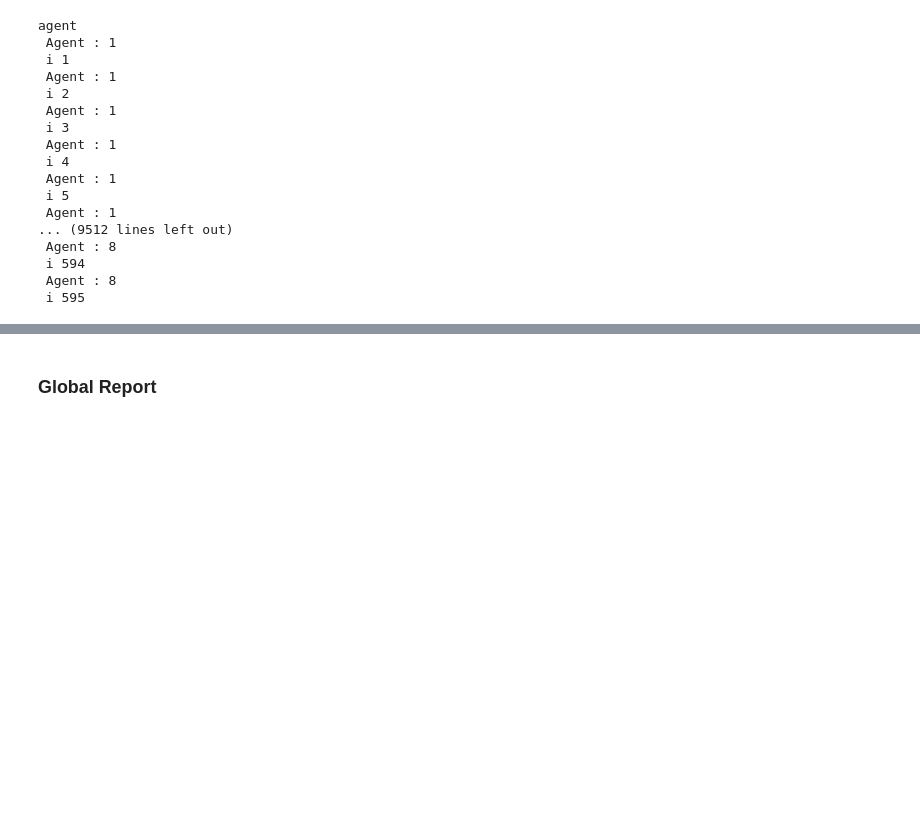
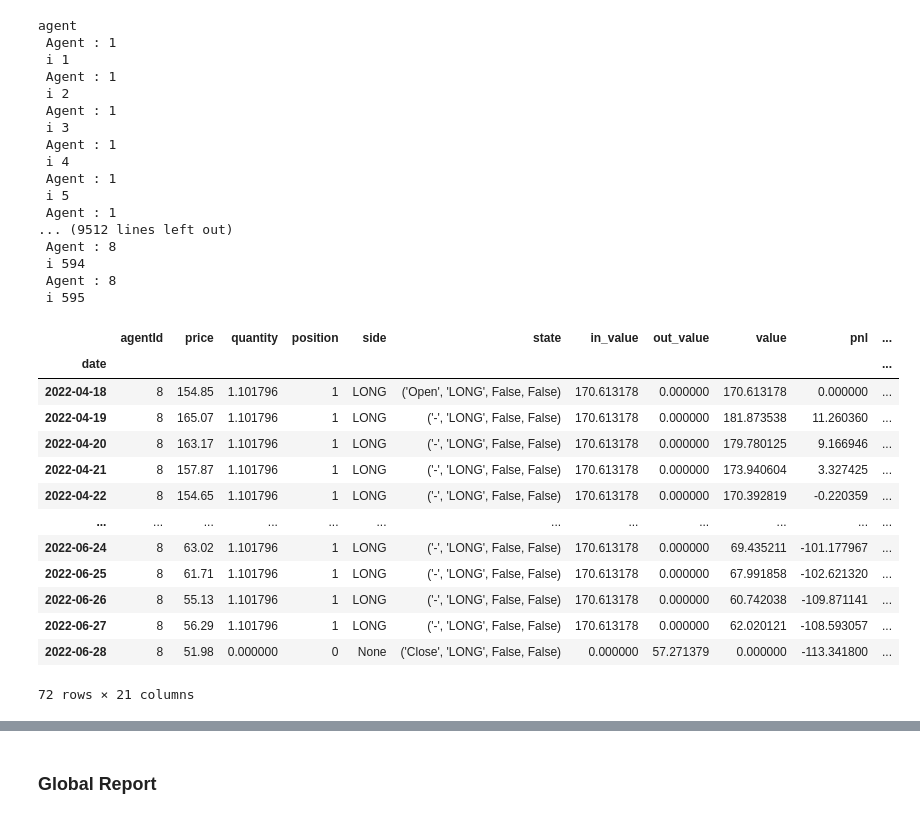
Before and after one commit to cedTrad/C-Syst, a Jupyter notebook: labs.ipynb, the cells around one changed output, grey strips where cells are left out. Saved outputs shown, nothing was run; the diff lists cells and outputs as text; code cells hidden in the pictures; blank space fills up the shorter version.

```diff
--- a/labs.ipynb
+++ b/labs.ipynb
@@ -26,14 +29,14 @@ env.config_agents(agentIds)
 # %%
 # Agent details
 AGENT_PARAMS = [
-    [(1, "BTC"), env],
-    [(2, "ETH"), env],
-    [(3, "SOL"), env],
-    [(4, "EGLD"), env],
-    [(5, "BTC"), env],
-    [(6, "ETH"), env],
-    [(7, "SOL"), env],
-    [(8, "EGLD"), env]
+    [(1, "BTC"), 100, env],
+    [(2, "ETH"), 100, env],
+    [(3, "SOL"), 100, env],
+    [(4, "EGLD"), 100, env],
+    [(5, "BTC"), 100, env],
+    [(6, "ETH"), 100, env],
+    [(7, "SOL"), 100, env],
+    [(8, "EGLD"), 100, env]
 ]
 
 N = len(AGENT_PARAMS)
@@ -49,11 +52,14 @@ STRATEGIES = [
     ("TRIPLEMA", (14, 21, 35))
 ]
 
+AGENT = []
+
 for agent_x, strategie in zip(AGENT_PARAMS, STRATEGIES):
     agent = Agent(*agent_x)
     agent.update_policy(*strategie)
     print("agent")
     agent.run_episode()
+    AGENT.append(agent)
 # %% [output]
 agent
  Agent : 1
@@ -77 +92,18 @@ agent.view_report()
+# %%
+agent.mtng.tradeDataAgent.iloc[63:135]
+# %% [output]
+|  | agentId | price | quantity | position | side | state | in_value | out_value | value | pnl | ... |
+| date |  |  |  |  |  |  |  |  |  |  | ... |
+| 2022-04-18 | 8 | 154.85 | 1.101796 | 1 | LONG | ('Open', 'LONG', False, False) | 170.613178 | 0.000000 | 170.613178 | 0.000000 | ... |
+| 2022-04-19 | 8 | 165.07 | 1.101796 | 1 | LONG | ('-', 'LONG', False, False) | 170.613178 | 0.000000 | 181.873538 | 11.260360 | ... |
+| 2022-04-20 | 8 | 163.17 | 1.101796 | 1 | LONG | ('-', 'LONG', False, False) | 170.613178 | 0.000000 | 179.780125 | 9.166946 | ... |
+| 2022-04-21 | 8 | 157.87 | 1.101796 | 1 | LONG | ('-', 'LONG', False, False) | 170.613178 | 0.000000 | 173.940604 | 3.327425 | ... |
+| 2022-04-22 | 8 | 154.65 | 1.101796 | 1 | LONG | ('-', 'LONG', False, False) | 170.613178 | 0.000000 | 170.392819 | -0.220359 | ... |
+| ... | ... | ... | ... | ... | ... | ... | ... | ... | ... | ... | ... |
+| 2022-06-24 | 8 | 63.02 | 1.101796 | 1 | LONG | ('-', 'LONG', False, False) | 170.613178 | 0.000000 | 69.435211 | -101.177967 | ... |
+| 2022-06-25 | 8 | 61.71 | 1.101796 | 1 | LONG | ('-', 'LONG', False, False) | 170.613178 | 0.000000 | 67.991858 | -102.621320 | ... |
+| 2022-06-26 | 8 | 55.13 | 1.101796 | 1 | LONG | ('-', 'LONG', False, False) | 170.613178 | 0.000000 | 60.742038 | -109.871141 | ... |
+| 2022-06-27 | 8 | 56.29 | 1.101796 | 1 | LONG | ('-', 'LONG', False, False) | 170.613178 | 0.000000 | 62.020121 | -108.593057 | ... |
+| 2022-06-28 | 8 | 51.98 | 0.000000 | 0 | None | ('Close', 'LONG', False, False) | 0.000000 | 57.271379 | 0.000000 | -113.341800 | ... |
+72 rows × 21 columns
 # %%
```
Also changed, not shown: parts of 9 cells of this notebook, 6 other files.
